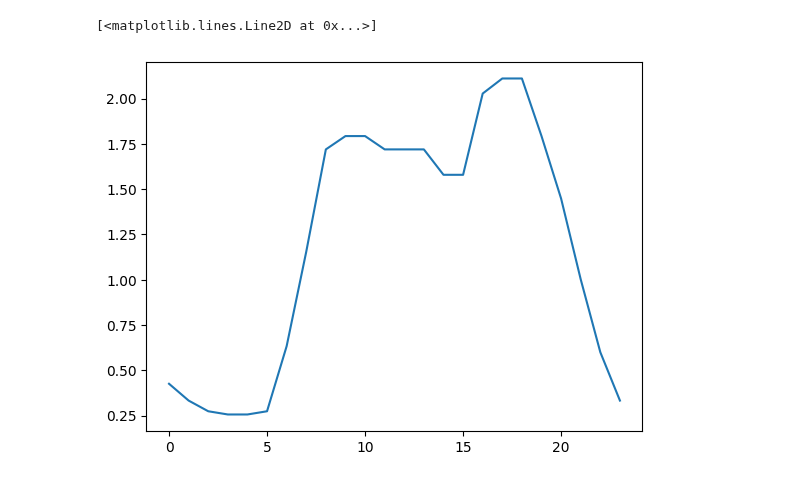
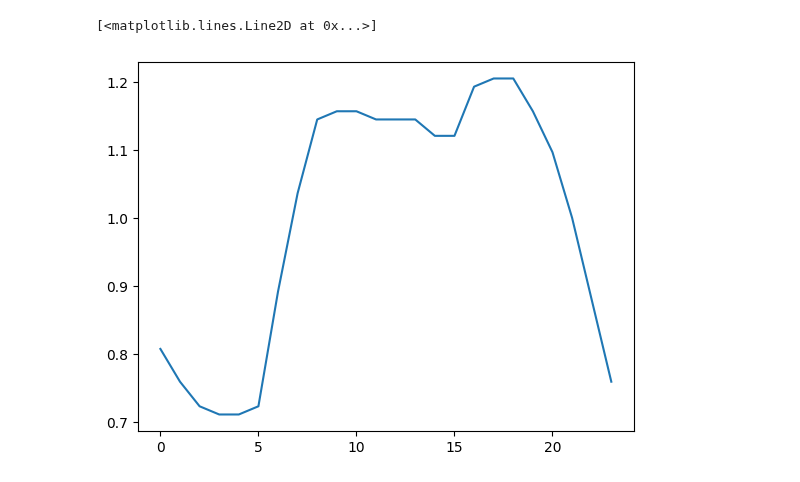
Before and after one commit to Max-f123/Renewables_in_Electricity_Markets, a Jupyter notebook: data/df_creating.ipynb, the cells around one changed output. Cells and saved outputs as stored; diff of their text form; code cells hidden in the pictures.

```diff
--- a/data/df_creating.ipynb
+++ b/data/df_creating.ipynb
@@ -51,10 +51,10 @@ sytem_load['System demand (MW) norm'] = sytem_load['System demand (MW)'] / sytem
 # %%
 #plot system load
 import matplotlib.pyplot as plt
-plt.plot(sytem_load['System demand (MW) norm']**4)
+plt.plot(sytem_load['System demand (MW) norm'])
 # %% [output]
 [<matplotlib.lines.Line2D at 0x...>]
-[figure, old version]
+[figure, new version]
 # %%
 import numpy as np
 
```
Also changed, not shown: parts of 2 cells of this notebook, 43 other files.
